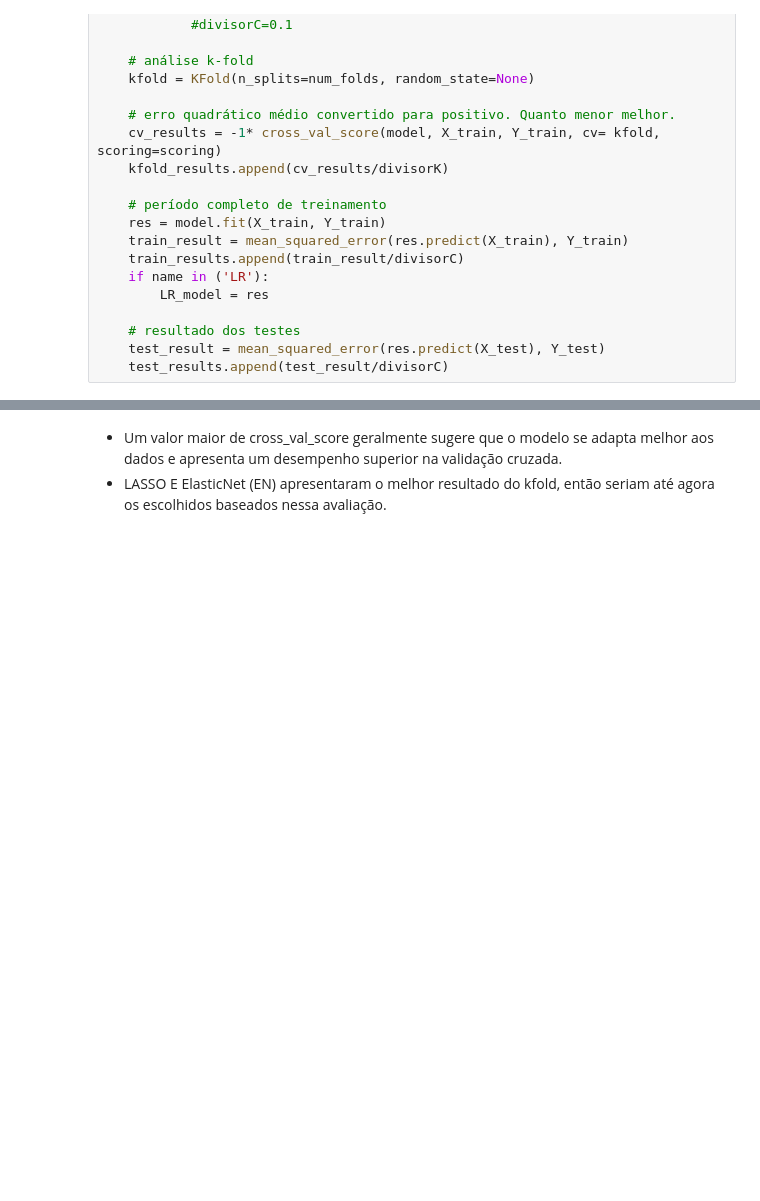
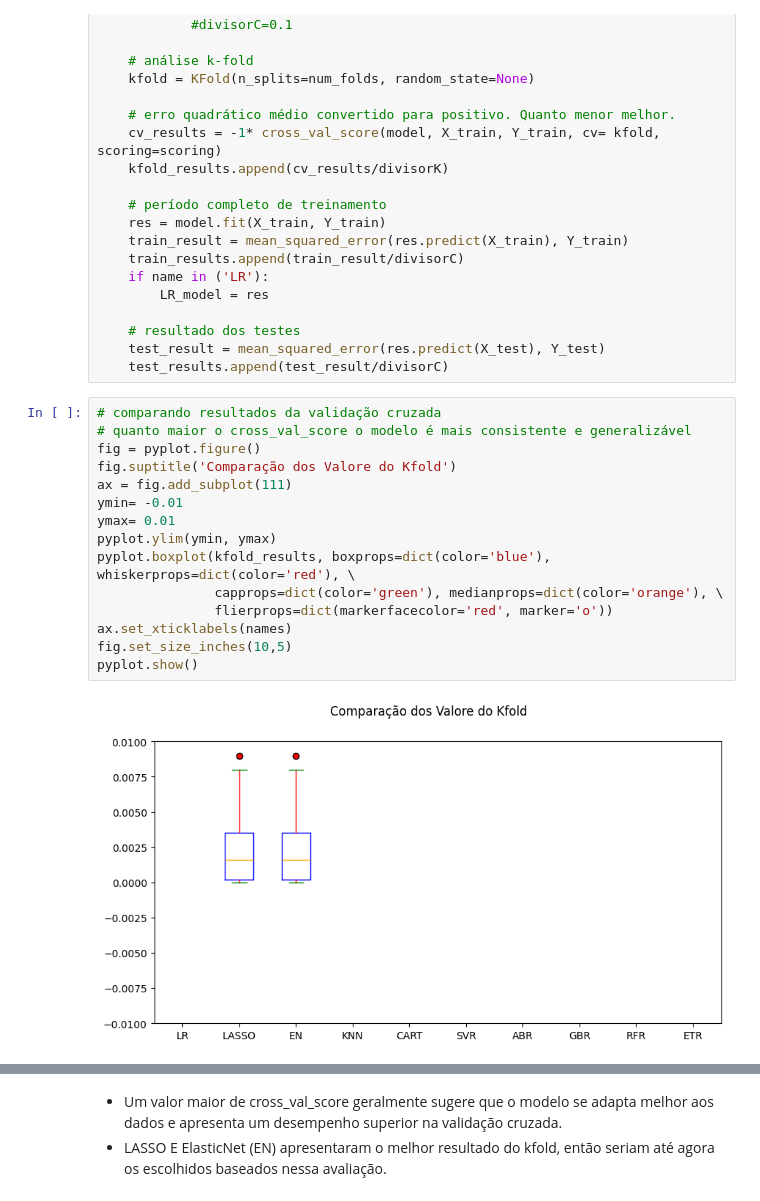
Before and after one commit to jairobernardesjunior/020_Financial_regression_project_risk_tolerance, a Jupyter notebook: 02 prt_treina.ipynb, the cells around one changed output, grey strips where cells are left out. Drawn from its saved outputs; the diff is of its cells as text; blank space fills up the shorter version.

```diff
--- a/02 prt_treina.ipynb
+++ b/02 prt_treina.ipynb
@@ -186,6 +210,23 @@ for name, model in models:
     # resultado dos testes
     test_result = mean_squared_error(res.predict(X_test), Y_test)
     test_results.append(test_result/divisorC)
+# %%
+# comparando resultados da validação cruzada
+# quanto maior o cross_val_score o modelo é mais consistente e generalizável
+fig = pyplot.figure()
+fig.suptitle('Comparação dos Valore do Kfold')
+ax = fig.add_subplot(111)
+ymin= -0.01
+ymax= 0.01
+pyplot.ylim(ymin, ymax)
+pyplot.boxplot(kfold_results, boxprops=dict(color='blue'), whiskerprops=dict(color='red'), \
+               capprops=dict(color='green'), medianprops=dict(color='orange'), \
+               flierprops=dict(markerfacecolor='red', marker='o'))
+ax.set_xticklabels(names)
+fig.set_size_inches(10,5)
+pyplot.show()
+# %% [output]
+[figure, added]
 # %%
 # comparando resultados da validação cruzada
 # quanto maior o cross_val_score o modelo é mais consistente e generalizável
```
Also changed, not shown: parts of 11 cells of this notebook, 5 other files.
